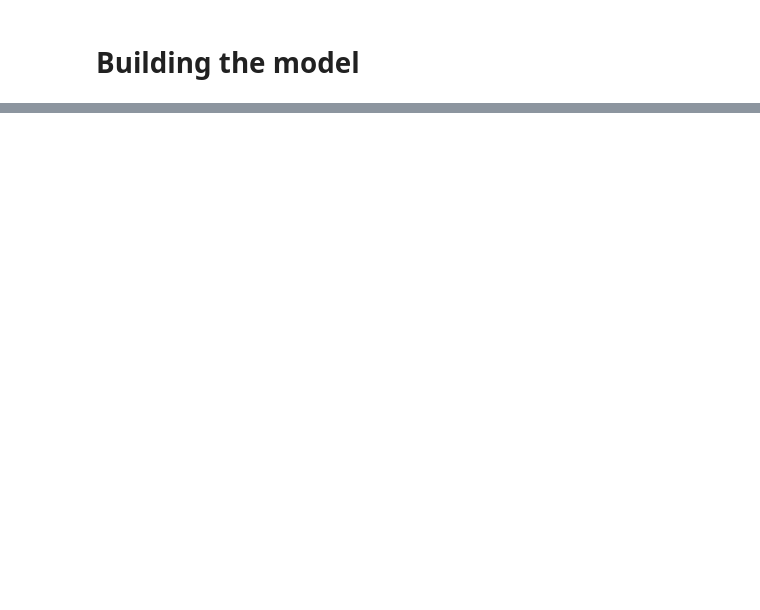
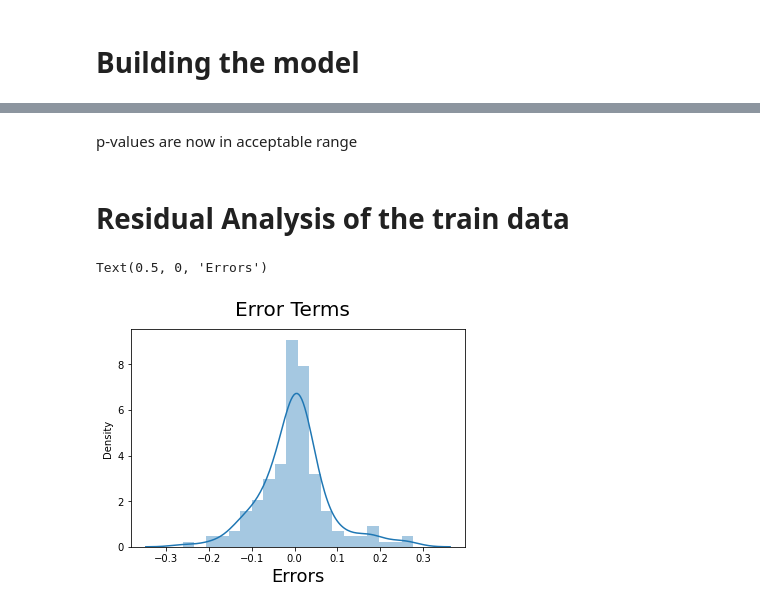
Before and after one commit to aana0308/Car-Price-Prediction, a Jupyter notebook: notebooks/Multiple Linear Regression Analysis.ipynb, the cells around one changed output, grey strips where cells are left out. Cells and saved outputs as stored; diff of their text form; code cells hidden in the pictures; blank space fills up the shorter version.

```diff
--- a/notebooks/Multiple Linear Regression Analysis.ipynb
+++ b/notebooks/Multiple Linear Regression Analysis.ipynb
@@ -368,0 +749,8 @@ AttributeError: 'numpy.ndarray' object has no attribute 'price'
+# %%
+x = x.drop(['doornumber'], axis=1)
+# Build a second fitted model
+x_train_lm = sm.add_constant(x)
+lr_8 = sm.OLS(y_train, x_train_lm).fit()
+
+# Printing the summary of the model
+print(lr_8.summary())
@@ -368,0 +798,8 @@ AttributeError: 'numpy.ndarray' object has no attribute 'price'
+# %%
+x = x.drop(['carwidth'], axis=1)
+# Build a fitted model
+x_train_lm = sm.add_constant(x)
+lr_9 = sm.OLS(y_train, x_train_lm).fit()
+
+# Printing the summary of the model
+print(lr_9.summary())
@@ -368,0 +826,8 @@ AttributeError: 'numpy.ndarray' object has no attribute 'price'
+# %%
+x = x.drop(['peakrpm'], axis=1)
+# Build a fitted model
+x_train_lm = sm.add_constant(x)
+lr_10 = sm.OLS(y_train, x_train_lm).fit()
+
+# Printing the summary of the model
+print(lr_10.summary())
@@ -368,0 +854,8 @@ AttributeError: 'numpy.ndarray' object has no attribute 'price'
+# %%
+x = x.drop(['wheelbase'], axis=1)
+# Build a fitted model
+x_train_lm = sm.add_constant(x)
+lr_11 = sm.OLS(y_train, x_train_lm).fit()
+
+# Printing the summary of the model
+print(lr_11.summary())
@@ -368,0 +898,16 @@ AttributeError: 'numpy.ndarray' object has no attribute 'price'
+# %% [markdown]
+p-values are now in acceptable range
+# %% [markdown]
+# Residual Analysis of the train data
+# %%
+import seaborn as sns
+y_train_price = lr_11.predict(x_train_lm)
+
+# Plot the histogram of the error terms
+fig = plt.figure()
+sns.distplot((y_train - y_train_price), bins = 20)
+fig.suptitle('Error Terms', fontsize = 20)                  # Plot heading
+plt.xlabel('Errors', fontsize = 18)                         # X-label
+# %% [output]
+Text(0.5, 0, 'Errors')
+[figure, added]
```
Also changed, not shown: parts of 45 cells of this notebook.
